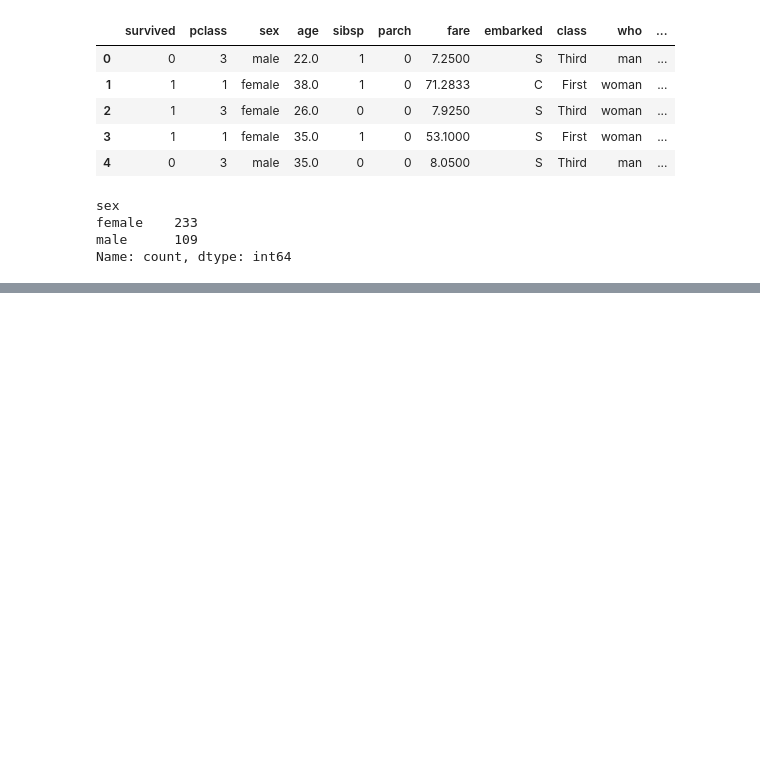
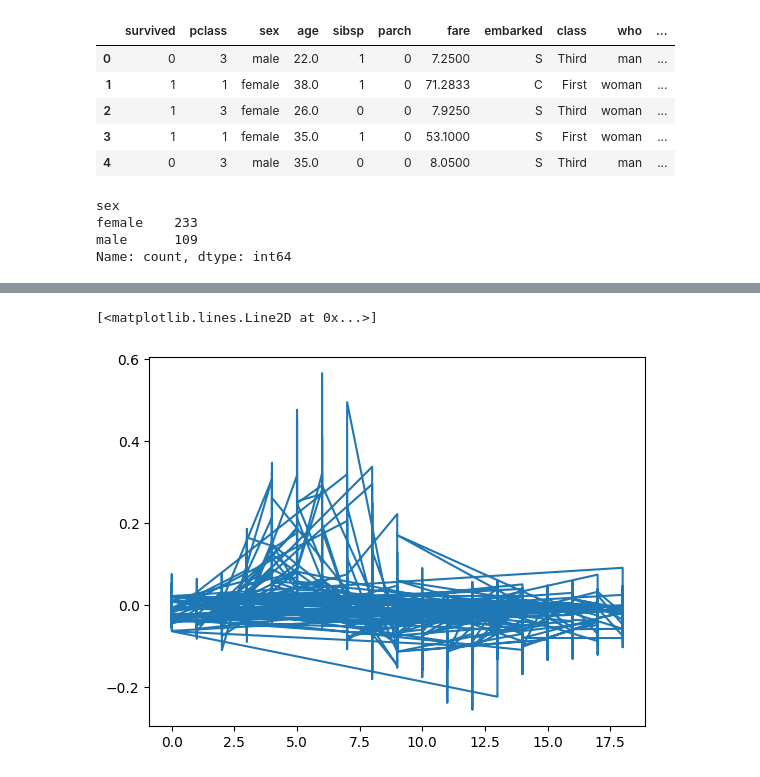
Before and after one commit to Vidush142/Sparta_Training, a Jupyter notebook: Python/Python_Pandas/Pandas_Training.ipynb, the cells around one changed output, grey strips where cells are left out. Cells and saved outputs as stored; diff of their text form; code cells hidden in the pictures; blank space fills up the shorter version.

```diff
--- a/Python/Python_Pandas/Pandas_Training.ipynb
+++ b/Python/Python_Pandas/Pandas_Training.ipynb
@@ -796,0 +814,5 @@ Name: count, dtype: int64
+# %%
+plt.plot(fmri.timepoint, fmri.signal)
+# %% [output]
+[<matplotlib.lines.Line2D at 0x...>]
+[figure, added]
```
Also changed, not shown: parts of 10 cells of this notebook.
